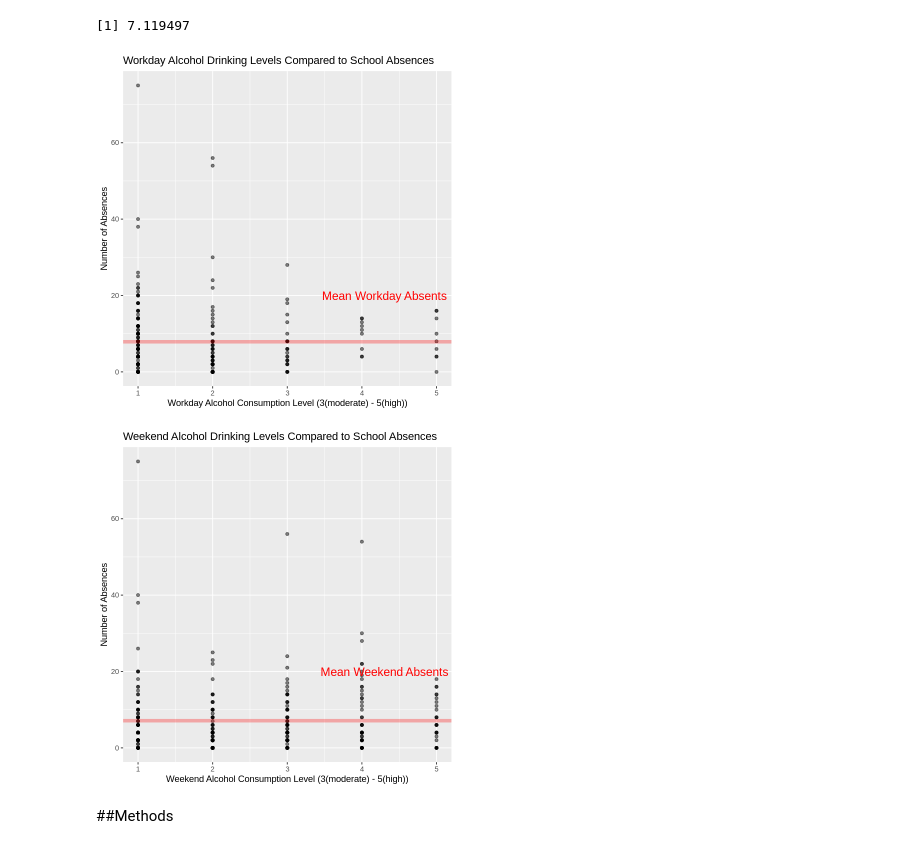
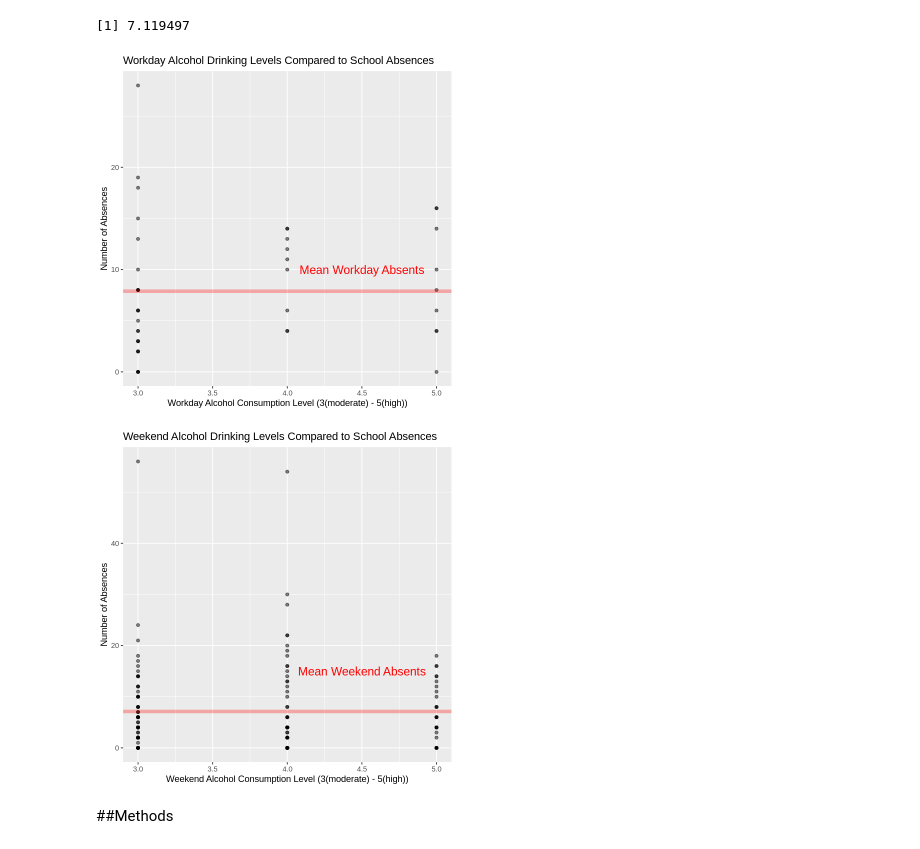
Before and after one commit to aaaaanniez/AlcoholAffect, a Jupyter notebook: Project_Proposal.ipynb, the cells around one changed output. Saved outputs shown, nothing was run; the diff lists cells and outputs as text; code cells hidden in the pictures.

```diff
--- a/Project_Proposal.ipynb
+++ b/Project_Proposal.ipynb
@@ -101,22 +101,24 @@ mean_weekend_absents
 # %%
 
 options(repr.plot.height = 6, repr.plot.width = 6)
 workday_scatterplot <- alcohol_data %>%
+    filter(workday_ac >2) %>%
     ggplot(aes(x = workday_ac, y = absences)) +
     geom_point(alpha = 0.5) +
     geom_hline(yintercept = mean_workday_absents, color = "red", alpha=.3, lwd=2) +
     labs(title = "Workday Alcohol Drinking Levels Compared to School Absences",
          x = "Workday Alcohol Consumption Level (3(moderate) - 5(high))",
          y = "Number of Absences") +
     theme(text = element_text(size = 11))+
-    annotate("text",x = 4.3, y = 20, label = "Mean Workday Absents", color="red", size=5)
+    annotate("text",x = 4.5, y = 10, label = "Mean Workday Absents", color="red", size=5)
 workday_scatterplot
 # %% [output]
-[figure, old version]
+[figure, new version]
 # %%
 
 options(repr.plot.height = 6, repr.plot.width = 6)
 weekend_scatterplot <- alcohol_data %>%
+    filter(weekend_ac >2)  %>%
     ggplot(aes(x = weekend_ac, y = absences)) +
     geom_point(alpha = 0.5) +
     geom_hline(yintercept = mean_weekend_absents, color = "red", alpha=.3, lwd=2) +
@@ -124,10 +126,10 @@ weekend_scatterplot <- alcohol_data %>%
          x = "Weekend Alcohol Consumption Level (3(moderate) - 5(high))",
          y = "Number of Absences") +
     theme(text = element_text(size = 11)) +
-    annotate("text",x = 4.3, y = 20, label = "Mean Weekend Absents", color="red", size=5)
+    annotate("text",x = 4.5, y = 15, label = "Mean Weekend Absents", color="red", size=5)
 weekend_scatterplot
 # %% [output]
-[figure, old version]
+[figure, new version]
 # %% [markdown]
 ##Methods
 # %% [markdown]
```
Also changed, not shown: parts of 3 cells of this notebook.
